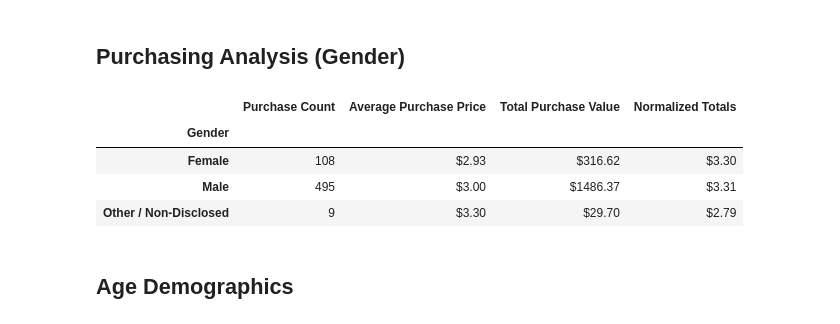
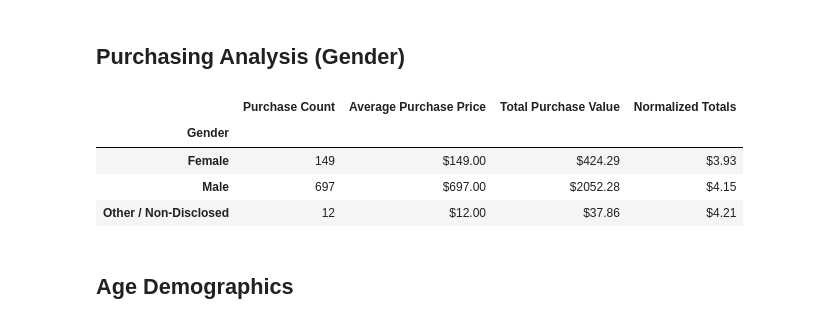
Before and after one commit to tokunami/pandas-hw, a Jupyter notebook: HeroesOfPymoli/myResult.ipynb, the cells around one changed output. Saved outputs shown, nothing was run; the diff lists cells and outputs as text; code cells hidden in the pictures.

```diff
--- a/HeroesOfPymoli/myResult.ipynb
+++ b/HeroesOfPymoli/myResult.ipynb
@@ -69,22 +79,23 @@ purchasingAnalysis_df[[
 # %%
 # Create a new df removed duplicated "SN"
 uniquePlayers_df = purchase_df[~purchase_df["SN"].duplicated()]
+# uniquePlayers_df = purchase_df.drop_duplicates(subset="SN")
 # uniquePlayers_df
 
 # Group by gender
-gender = uniquePlayers_df.groupby("Gender")
+uniquePlayers_gender = uniquePlayers_df.groupby("Gender")
 
 # Create a new df
-gender_df = pd.DataFrame({
-    "Percentage of Players": gender["Age"].count()/totalCount,
-    "Total Count":gender["Age"].count()
+uniquePlayers_gender_df = pd.DataFrame({
+    "Percentage of Players": uniquePlayers_gender["Age"].count()/totalCount,
+    "Total Count":uniquePlayers_gender["Age"].count()
 })
 
 # Format
-gender_df["Percentage of Players"] = gender_df["Percentage of Players"].map("{:.2%}".format)
+uniquePlayers_gender_df["Percentage of Players"] = uniquePlayers_gender_df["Percentage of Players"].map("{:.2%}".format)
 
 # Sort and Output
-gender_df.sort_values(by="Total Count",ascending=False)
+uniquePlayers_gender_df.sort_values(by="Total Count",ascending=False)
 # %% [output]
 |  | Percentage of Players | Total Count |
 | Gender |  |  |
@@ -103,31 +114,35 @@ gender_df.plot.pie("Total Count").axis("equal")
 # %% [markdown]
 ## Purchasing Analysis (Gender)
 # %%
+# Group by gender
+purchase_gender = purchase_df.groupby("Gender")
+# purchase_gender.count()
+
 # Create a new df
 purchasing_gender_df = pd.DataFrame({
-    "Purchase Count": gender_df["Total Count"],
-    "Average Purchase Price":gender["Price"].mean(),
-    "Total Purchase Value":gender["Price"].sum(),
-    "Normalized Totals":gender["Price"].mean()*gender["Price"].std()
+    "Purchase Count": purchase_gender.count()["Age"],
+    "Average Purchase Price":purchase_gender.count()["Price"],
+    "Total Purchase Value":purchase_gender.sum()["Price"],
+    "Normalized Totals":purchase_gender.sum()["Price"] / uniquePlayers_gender_df["Total Count"]
 })
 
 #Format and Output
 purchasing_gender_df[[
     "Purchase Count",
     "Average Purchase Price",
     "Total Purchase Value",
     "Normalized Totals"
 ]].style.format({
     "Average Purchase Price":"${:.2f}",
     "Total Purchase Value":"${:.2f}",
     "Normalized Totals":"${:.2f}"
 })
 # %% [output]
 |  | Purchase Count | Average Purchase Price | Total Purchase Value | Normalized Totals |
 | Gender |  |  |  |  |
-| Female | 108 | $2.93 | $316.62 | $3.30 |
-| Male | 495 | $3.00 | $1486.37 | $3.31 |
-| Other / Non-Disclosed | 9 | $3.30 | $29.70 | $2.79 |
+| Female | 149 | $149.00 | $424.29 | $3.93 |
+| Male | 697 | $697.00 | $2052.28 | $4.15 |
+| Other / Non-Disclosed | 12 | $12.00 | $37.86 | $4.21 |
 # %% [markdown]
 ## Age Demographics
 # %%
```
Also changed, not shown: parts of 8 cells of this notebook.
